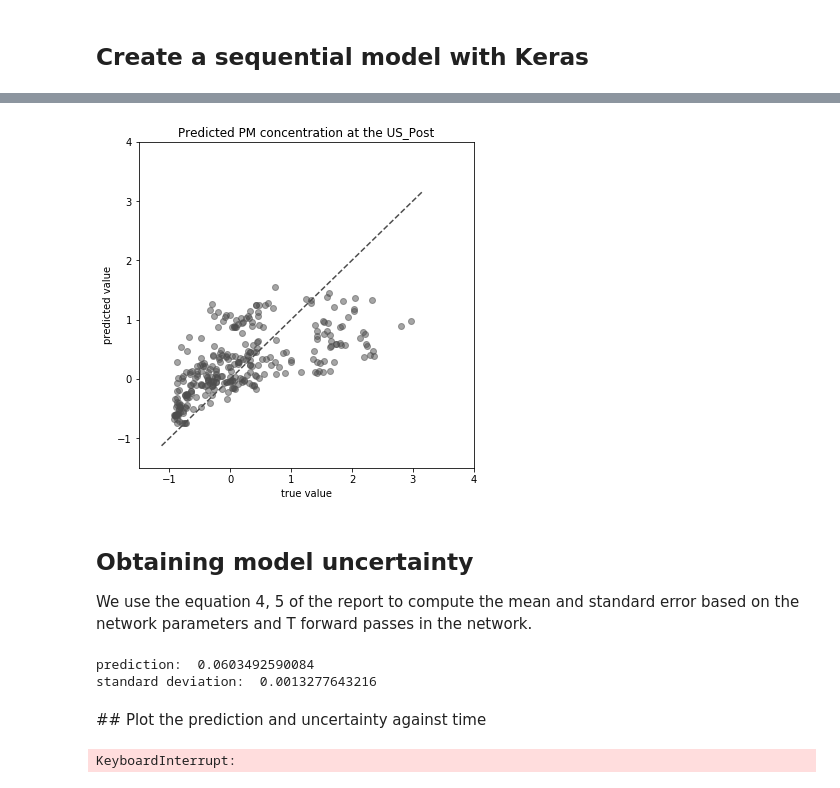
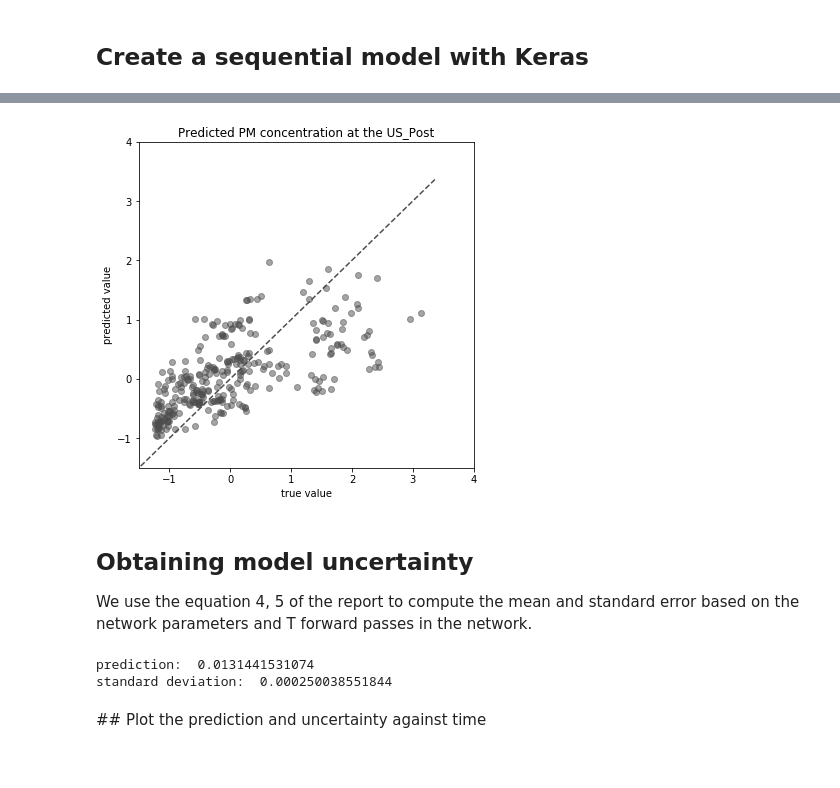
Before and after one commit to strayMat/bayesian-dropouts, a Jupyter notebook: regression_NN.ipynb, the cells around one changed output, grey strips where cells are left out. Cells and saved outputs as stored; diff of their text form; code cells hidden in the pictures.

Commit message:
fix parameters for both regression file, plot is broken

```diff
--- a/regression_NN.ipynb
+++ b/regression_NN.ipynb
@@ -117,9 +116,11 @@ X = X_df.values
 y = y_df.values
 # %%
 nb_samples = 1500
-x_train, x_test, y_train, y_test = train_test_split(X[:nb_samples,], y[:nb_samples,], test_size = 0.2, shuffle = False)
-print('x train shape: ', x_train.shape)
+X_train, X_test, y_train, y_test = train_test_split(X[:nb_samples,], y[:nb_samples,], test_size = 0.2, shuffle = False)
+y_train = y_train.reshape((-1, 1))
+y_test = y_test.reshape((-1, 1))
+print('X train shape: ', X_train.shape)
 print('y train shape: ', y_train.shape)
-print('x test shape: ', x_test.shape)
+print('X test shape: ', X_test.shape)
 print('y test shape: ', y_test.shape)
 # %% [output]
@@ -130,3 +131,8 @@ y test shape:  (300,)
+# %%
+X_train_scale = scale(X_train)
+y_train_scale = scale(y_train)
+X_test_scale = scale(X_test)
+y_test_scale = scale(y_test)
 # %%
 # network parameters
 batch_size = 32
@@ -135,7 +141,7 @@ epochs = 20
 
 # dimensions for the NN:
 # input dimension
-Q = x_train.shape[1]
+Q = X_train_scale.shape[1]
 # hidden layer dimension
 K = 100
 # output dimension : regression
@@ -144,8 +150,9 @@ D = num_classes
 # dropout rate
 DROP_OUT = 0.25
 
-N = x_train.shape[0]
+N = X_train_scale.shape[0]
 # l2 regularization
 lambd = 0.01
 # precision parameter
-TAU = 2*DROP_OUT/(2*lambd*N)
+TAU = DROP_OUT/(2*lambd*N)
+print(N,TAU)
@@ -185,10 +194,10 @@ Non-trainable params: 0
 _________________________________________________________________
 # %%
 # Training the network
-history = model.fit(x_train, y_train,
+history = model.fit(X_train_scale, y_train_scale,
                     batch_size=batch_size,
                     epochs=epochs,
                     verbose=0,
-                    validation_data=(x_test, y_test))
+                    validation_data=(X_train_scale, y_train_scale))
 # %%
 # Evaluation of the network
@@ -201,23 +210,23 @@ Test mean squared error: 0.480717585087
 # %%
 #plt.plot(y_test, color ='red')
 
-y_pred = model.predict(x_test)
+y_pred = model.predict(X_test_scale)
 #plt.plot(y_pred, color='b')
 #plt.plot(y_test,y_pred, 'p', alpha = 0.2)
 #plt.plot(plt.get_xlim(), plt.get_ylim(), ls="--", c=".3")
 #plt.show()
 
 f, ax = plt.subplots(figsize=(6, 6))
-ax.scatter(y_test, y_pred, c=".3", alpha = 0.5)
+ax.scatter(y_test_scale, y_pred, c=".3", alpha = 0.5)
 ax.plot(ax.get_xlim(), ax.get_xlim(), ls="--", c=".3")
 ax.set_xlim(-1.5,4)
 ax.set_ylim(-1.5,4)
 ax.set_xlabel('true value')
 ax.set_ylabel('predicted value')
 plt.title("Predicted PM concentration at the US_Post")
 plt.show()
 # %% [output]
-[figure, old version]
+[figure, new version]
 # %% [markdown]
 ## Obtaining model uncertainty
 
@@ -259,26 +268,11 @@ def reg_mean_sd(x, model, drop, tau, T = 100):
     return avg, sd
 # %%
 ix = 0
-m, sd = reg_mean_sd(x_test[ix], model = model, drop = DROP_OUT, tau = TAU)
+m, sd = reg_mean_sd(X_test_scale[ix], model = model, drop = DROP_OUT, tau = TAU)
 print('prediction: ', m)
 print('standard deviation: ', sd)
 # %% [output]
-prediction:  0.0603492590084
-standard deviation:  0.0013277643216
+prediction:  0.0131441531074
+standard deviation:  0.000250038551844
 # %% [markdown]
 ## Plot the prediction and uncertainty against time
-# %%
-from tqdm import tqdm
-# we build the prediction and the standard error set for plotting purpose
-xx = np.zeros(beijing_cl2.shape[0])
-yt = np.zeros_like(xx)
-ypred = np.zeros_like(xx)
-sd = np.zeros_like(xx)
-
-for i,e in tqdm(enumerate(beijing_cl2.iterrows())):
-    xx[i] = e[1]['No']
-    yt[i] = e[1]['PM_US Post']
-    x_tmp = np.array(e[1][features])
-    ypred[i], sd[i] = reg_mean_sd(x_tmp, model= model,drop=DROP_OUT, tau=TAU)
-# %% [output]
-KeyboardInterrupt:
```
Also changed, not shown: parts of 9 cells of this notebook, 1 other file.
